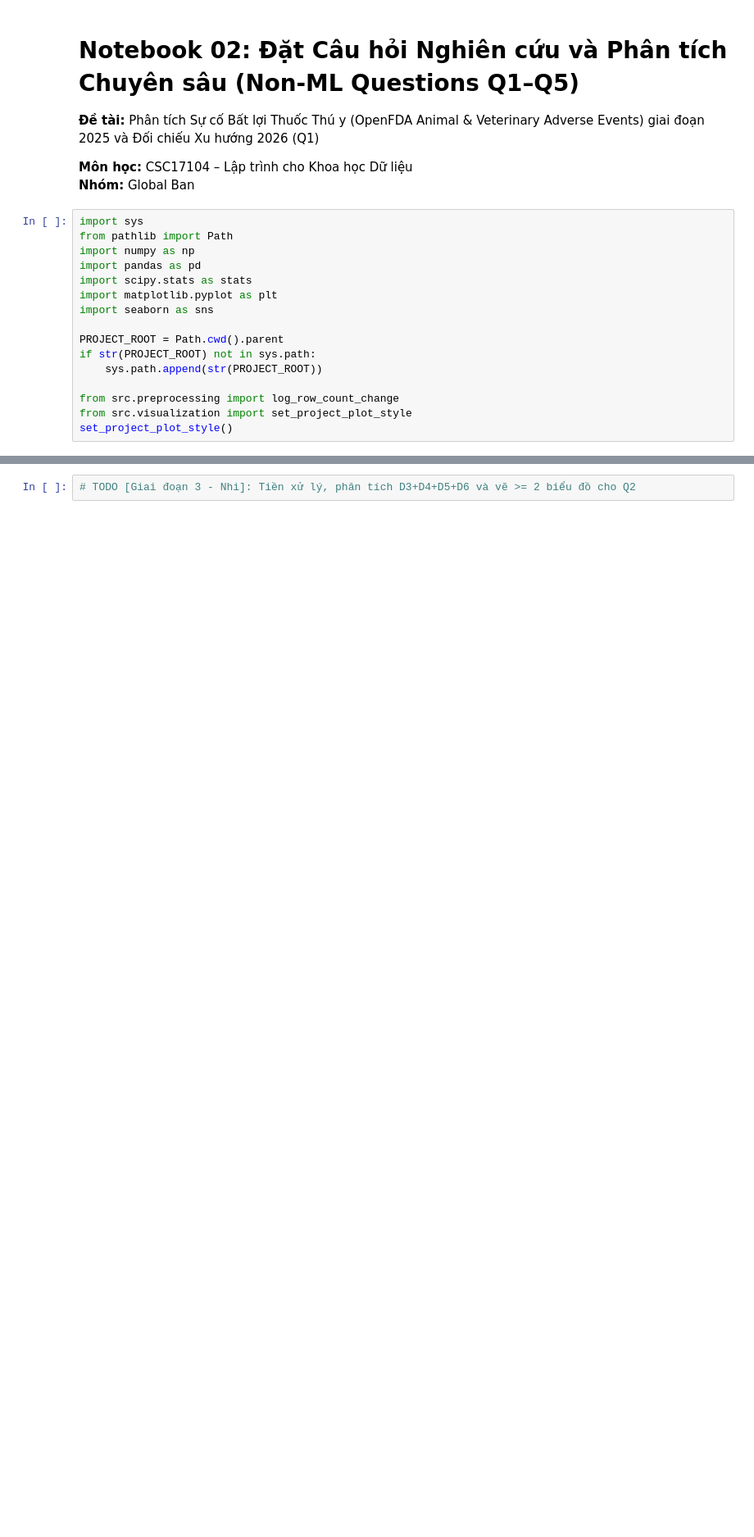
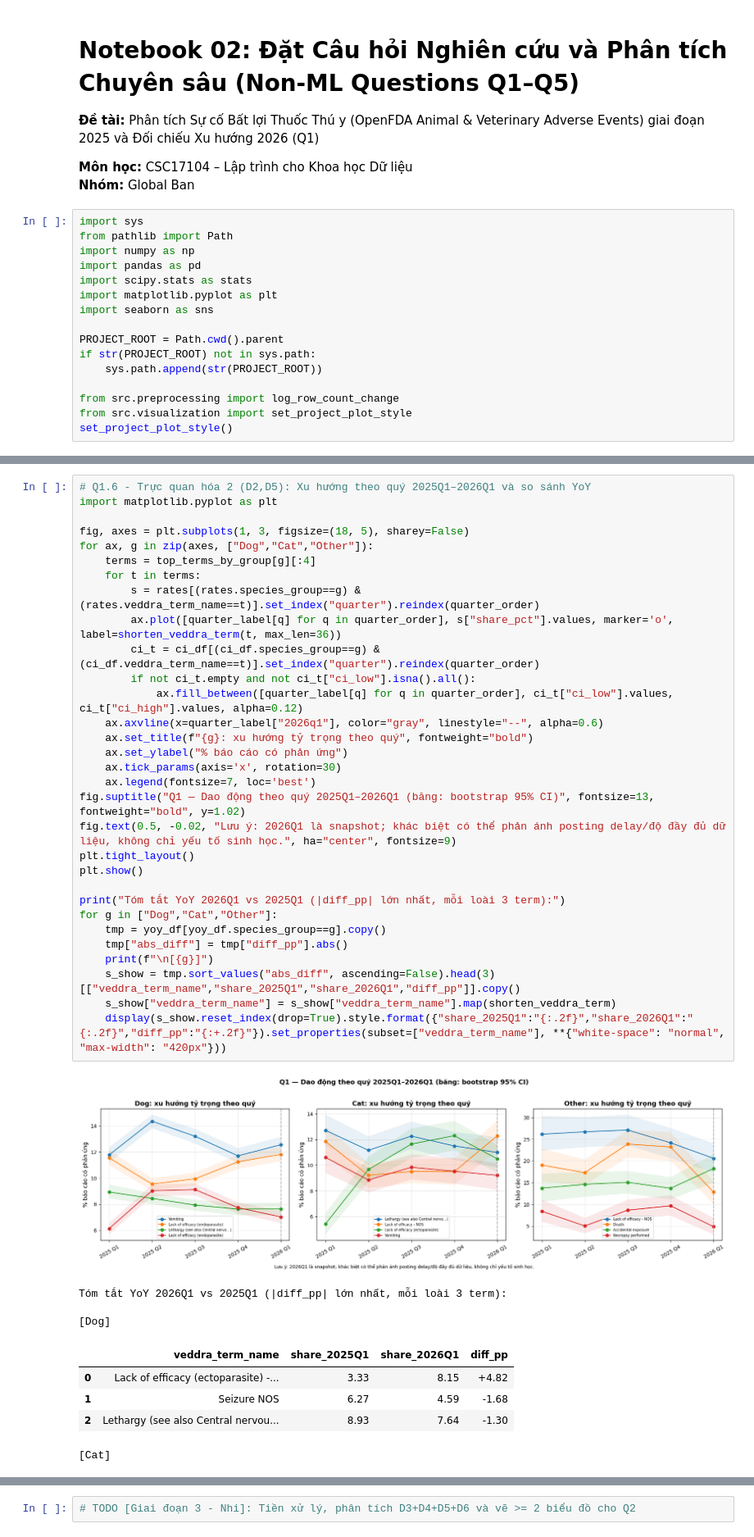
Before and after one commit to LeoTkiet/Prg4DS-G3, a Jupyter notebook: notebooks/02_analysis.ipynb, the cells around one changed output, grey strips where cells are left out. Shown at 82% size. Cells and saved outputs as stored; diff of their text form; blank space fills up the shorter version.

```diff
--- a/notebooks/02_analysis.ipynb
+++ b/notebooks/02_analysis.ipynb
@@ -48,0 +408,41 @@ Theo yêu cầu của môn học, nhóm 3 thành viên xây dựng **$2 \times 3
+# %%
+# Q1.6 - Trực quan hóa 2 (D2,D5): Xu hướng theo quý 2025Q1–2026Q1 và so sánh YoY
+import matplotlib.pyplot as plt
+
+fig, axes = plt.subplots(1, 3, figsize=(18, 5), sharey=False)
+for ax, g in zip(axes, ["Dog","Cat","Other"]):
+    terms = top_terms_by_group[g][:4]
+    for t in terms:
+        s = rates[(rates.species_group==g) & (rates.veddra_term_name==t)].set_index("quarter").reindex(quarter_order)
+        ax.plot([quarter_label[q] for q in quarter_order], s["share_pct"].values, marker='o', label=shorten_veddra_term(t, max_len=36))
+        ci_t = ci_df[(ci_df.species_group==g) & (ci_df.veddra_term_name==t)].set_index("quarter").reindex(quarter_order)
+        if not ci_t.empty and not ci_t["ci_low"].isna().all():
+            ax.fill_between([quarter_label[q] for q in quarter_order], ci_t["ci_low"].values, ci_t["ci_high"].values, alpha=0.12)
+    ax.axvline(x=quarter_label["2026q1"], color="gray", linestyle="--", alpha=0.6)
+    ax.set_title(f"{g}: xu hướng tỷ trọng theo quý", fontweight="bold")
+    ax.set_ylabel("% báo cáo có phản ứng")
+    ax.tick_params(axis='x', rotation=30)
+    ax.legend(fontsize=7, loc='best')
+fig.suptitle("Q1 — Dao động theo quý 2025Q1–2026Q1 (băng: bootstrap 95% CI)", fontsize=13, fontweight="bold", y=1.02)
+fig.text(0.5, -0.02, "Lưu ý: 2026Q1 là snapshot; khác biệt có thể phản ánh posting delay/độ đầy đủ dữ liệu, không chỉ yếu tố sinh học.", ha="center", fontsize=9)
+plt.tight_layout()
+plt.show()
+
+print("Tóm tắt YoY 2026Q1 vs 2025Q1 (|diff_pp| lớn nhất, mỗi loài 3 term):")
+for g in ["Dog","Cat","Other"]:
+    tmp = yoy_df[yoy_df.species_group==g].copy()
+    tmp["abs_diff"] = tmp["diff_pp"].abs()
+    print(f"\n[{g}]")
+    s_show = tmp.sort_values("abs_diff", ascending=False).head(3)[["veddra_term_name","share_2025Q1","share_2026Q1","diff_pp"]].copy()
+    s_show["veddra_term_name"] = s_show["veddra_term_name"].map(shorten_veddra_term)
+    display(s_show.reset_index(drop=True).style.format({"share_2025Q1":"{:.2f}","share_2026Q1":"{:.2f}","diff_pp":"{:+.2f}"}).set_properties(subset=["veddra_term_name"], **{"white-space": "normal", "max-width": "420px"}))
+# %% [output]
+[figure, added]
+Tóm tắt YoY 2026Q1 vs 2025Q1 (|diff_pp| lớn nhất, mỗi loài 3 term):
+
+[Dog]
+|  | veddra_term_name | share_2025Q1 | share_2026Q1 | diff_pp |
+| 0 | Lack of efficacy (ectoparasite) -... | 3.33 | 8.15 | +4.82 |
+| 1 | Seizure NOS | 6.27 | 4.59 | -1.68 |
+| 2 | Lethargy (see also Central nervou... | 8.93 | 7.64 | -1.30 |
+[Cat]
```
Also changed, not shown: parts of 10 cells of this notebook, 1 other file.
